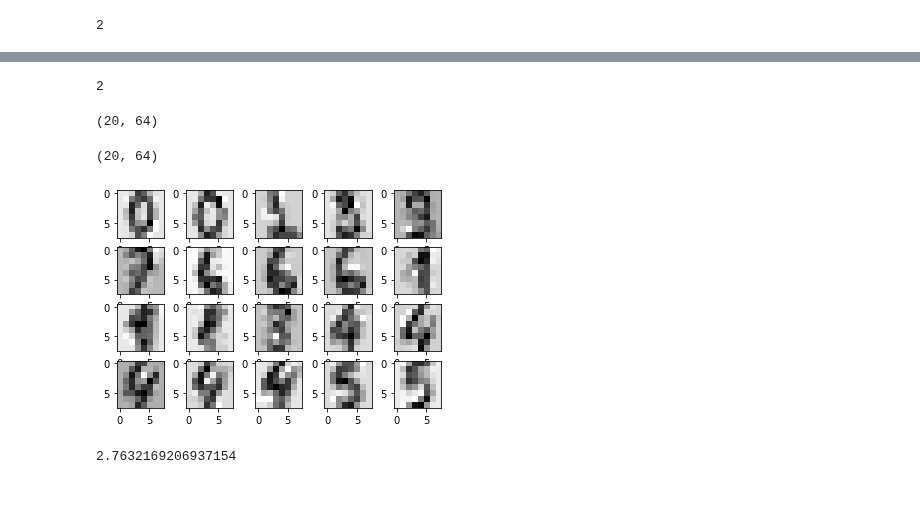
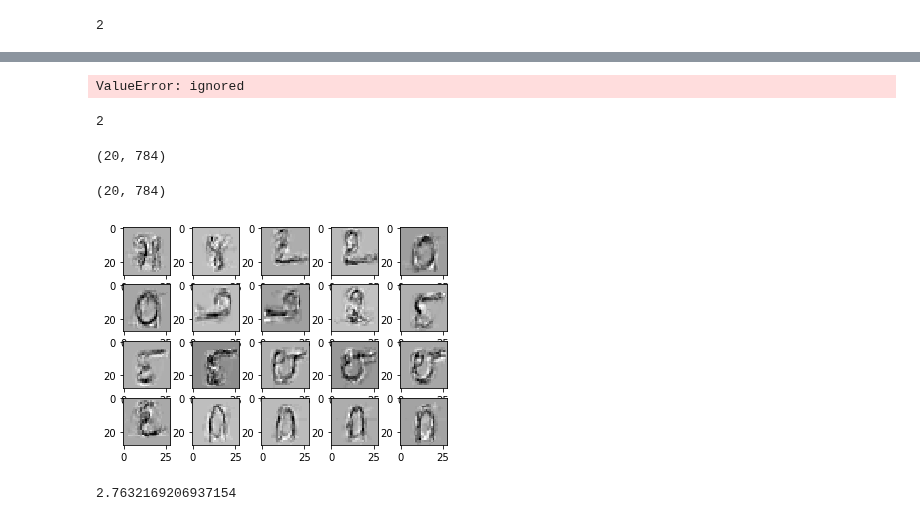
Before and after one commit to harnalashok/Clustering, a Jupyter notebook: gmm_generativeModel.ipynb, the cells around one changed output, grey strips where cells are left out. Cells and saved outputs as stored; diff of their text form; code cells hidden in the pictures; blank space fills up the shorter version.

```diff
--- a/gmm_generativeModel.ipynb
+++ b/gmm_generativeModel.ipynb
@@ -48,0 +47,9 @@ data.shape    # (1797,54)
+# %%
+path = "/content/drive/MyDrive/Colab_data_files"
+os.chdir(path)
+data = pd.read_csv("Dig-mnist.zip")
+# %%
+data.shape
+data.head()
+target = data.pop("label")
+data.shape
@@ -86,3 +108,6 @@ gm_faces = GaussianMixture(
                            n_init = 10,
                            max_iter = 100
                          )
+# %%
+data = data.sample(frac = 0.05)
+data.shape
@@ -90,7 +117,11 @@ gm_faces = GaussianMixture(
 # 4.2 Train the algorithm
 # 4.2.1 Ist on mnist data
 #       Takes less time
+
+start = time.time()
 gm_digits.fit(data)
+end = time.time()
+(end - start)/60     # 4 minutes
 # %% [output]
 GaussianMixture(covariance_type='full', init_params='kmeans', max_iter=100,
                 means_init=None, n_components=10, n_init=10,
@@ -134,6 +177,8 @@ df = pd.DataFrame()
 df['target'] = target
 df['cluster'] = gm_digits.predict(data)
 df.head(20)
+# %% [output]
+ValueError: ignored
 # %%
 # 4.7 Predict allocation of faces to clusters
 gm_faces.predict(faces)
@@ -149,17 +194,17 @@ im = gen_digits[0]
 im.shape               # (20,64)
 # %% [output]
 2
-(20, 64)
+(20, 784)
-(20, 64)
+(20, 784)
 # %%
 # 5.0 Plot all 20-digits
 for i in range(20):
     _=plt.subplot(4,5,i+1)
-    _=plt.imshow(im[i].reshape(8,8),
+    _=plt.imshow(im[i].reshape(28,28),
                 cmap=plt.cm.gray_r,
                 interpolation='nearest')
 # %% [output]
-[figure, old version]
+[figure, new version]
 # %%
 # 6.0 For faces. Generate 20 new faces
 #     Takes time
```
Also changed, not shown: parts of 8 cells of this notebook.
